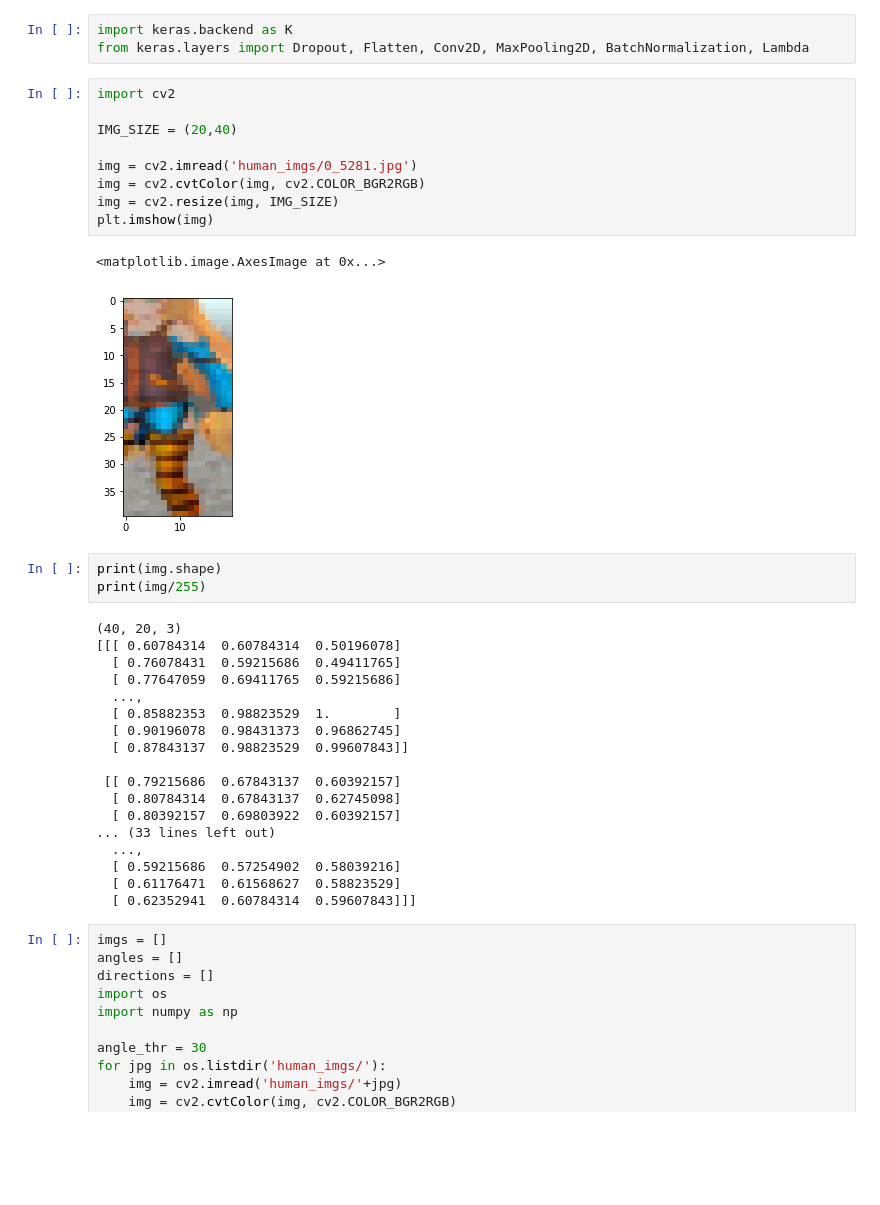
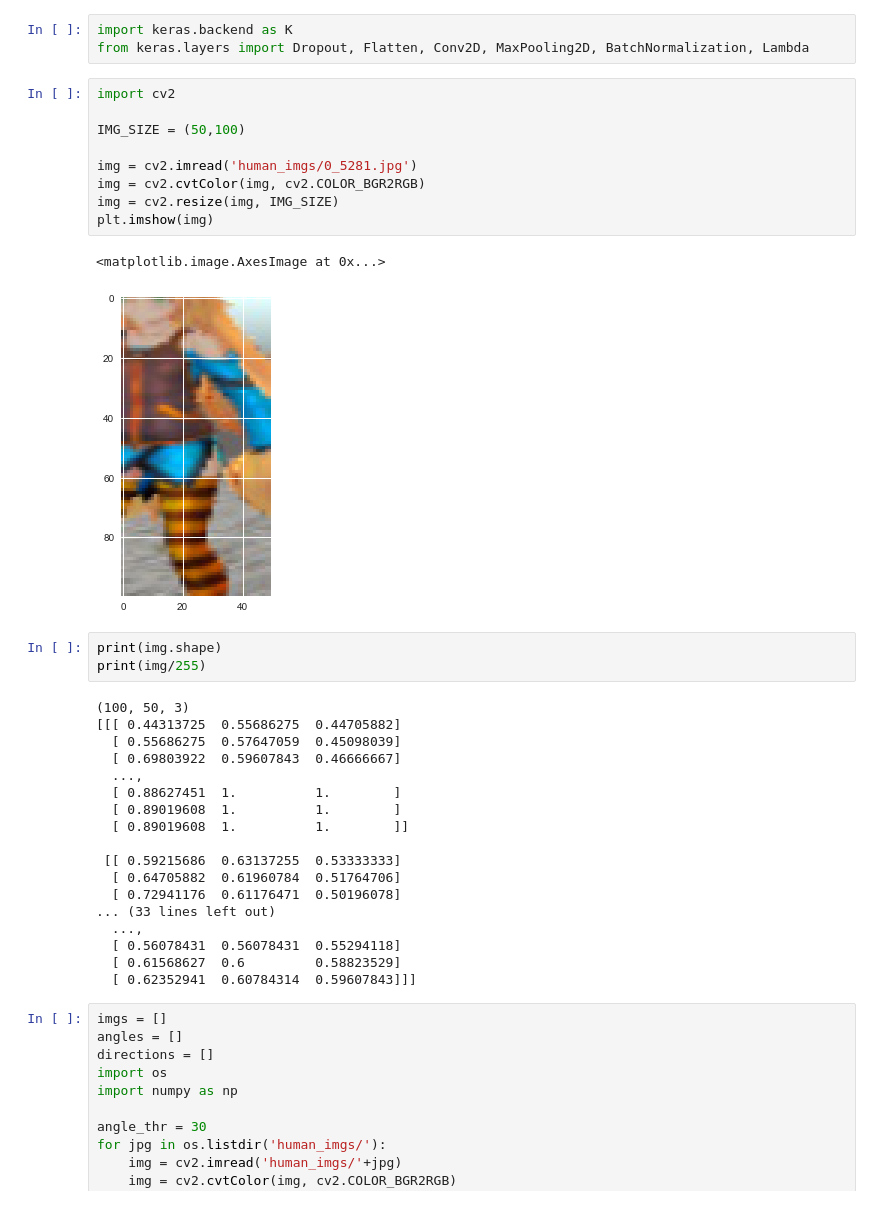
Before and after one commit to kwea123/RL, a Jupyter notebook: ai/unity_test/autocar/direction_distance_trainer.ipynb, the cells around one changed output. Drawn from its saved outputs; the diff is of its cells as text; blank space fills up the shorter version.

```diff
--- a/ai/unity_test/autocar/direction_distance_trainer.ipynb
+++ b/ai/unity_test/autocar/direction_distance_trainer.ipynb
@@ -66,35 +66,35 @@ from keras.layers import Dropout, Flatten, Conv2D, MaxPooling2D, BatchNormalizat
 # %%
 import cv2
 
-IMG_SIZE = (20,40)
+IMG_SIZE = (50,100)
 
 img = cv2.imread('human_imgs/0_5281.jpg')
 img = cv2.cvtColor(img, cv2.COLOR_BGR2RGB)
 img = cv2.resize(img, IMG_SIZE)
 plt.imshow(img)
 # %% [output]
 <matplotlib.image.AxesImage at 0x...>
-[figure, old version]
+[figure, new version]
 # %%
 print(img.shape)
 print(img/255)
 # %% [output]
-(40, 20, 3)
-[[[ 0.60784314  0.60784314  0.50196078]
-  [ 0.76078431  0.59215686  0.49411765]
-  [ 0.77647059  0.69411765  0.59215686]
+(100, 50, 3)
+[[[ 0.44313725  0.55686275  0.44705882]
+  [ 0.55686275  0.57647059  0.45098039]
+  [ 0.69803922  0.59607843  0.46666667]
   ...,
-  [ 0.85882353  0.98823529  1.        ]
-  [ 0.90196078  0.98431373  0.96862745]
-  [ 0.87843137  0.98823529  0.99607843]]
+  [ 0.88627451  1.          1.        ]
+  [ 0.89019608  1.          1.        ]
+  [ 0.89019608  1.          1.        ]]
 
- [[ 0.79215686  0.67843137  0.60392157]
-  [ 0.80784314  0.67843137  0.62745098]
-  [ 0.80392157  0.69803922  0.60392157]
+ [[ 0.59215686  0.63137255  0.53333333]
+  [ 0.64705882  0.61960784  0.51764706]
+  [ 0.72941176  0.61176471  0.50196078]
 ... (33 lines left out)
   ...,
-  [ 0.59215686  0.57254902  0.58039216]
-  [ 0.61176471  0.61568627  0.58823529]
+  [ 0.56078431  0.56078431  0.55294118]
+  [ 0.61568627  0.6         0.58823529]
   [ 0.62352941  0.60784314  0.59607843]]]
 # %%
 imgs = []
```
Also changed, not shown: parts of 5 cells of this notebook.
